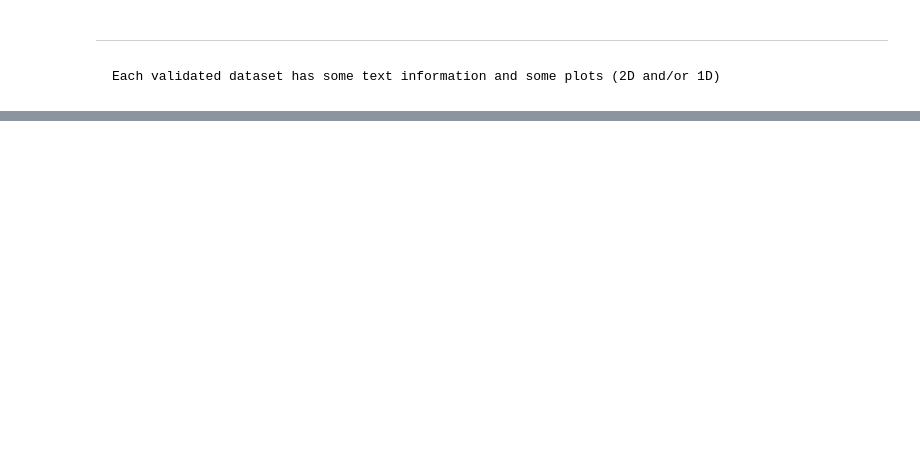
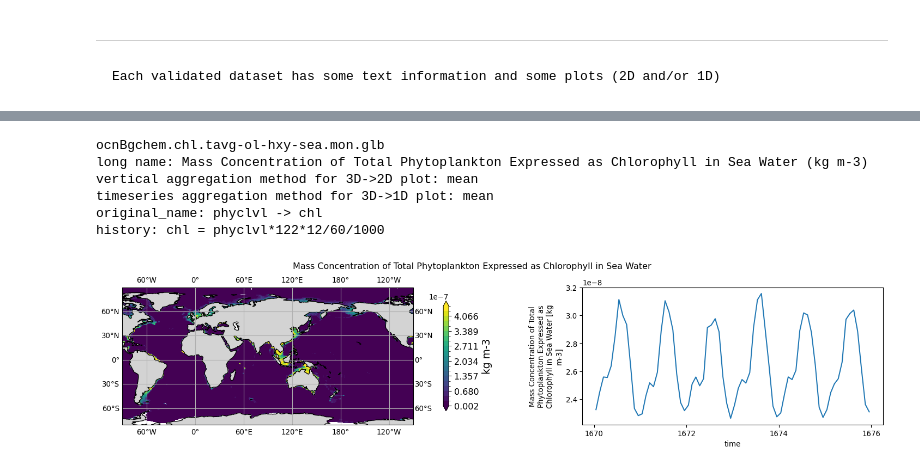
Before and after one commit to NorESMhub/cmip7validate, a Jupyter notebook: notebooks/ocnBgchem_3D.ipynb, the cells around one changed output, grey strips where cells are left out. Cells and saved outputs as stored; diff of their text form; code cells hidden in the pictures; blank space fills up the shorter version.

````diff
--- a/notebooks/ocnBgchem_3D.ipynb
+++ b/notebooks/ocnBgchem_3D.ipynb
@@ -40,4 +49,7 @@ version        = ''         # version, e.g., 'v20260601'
 # %%
+# grid label
+grid_label = 'g202'         # grid label, e.g., 'gn', 'gr', 'g999'
+
 # data path
 data_path = os.path.join(cmorout, source_id, experiment_id, version)
 
@@ -48,7 +60,7 @@ if os.path.exists(os.path.join(data_path, grid_file)):
     with xr.open_dataset(grid_file) as ds:
         parea = ds['areacello']
 else:
-    grid_file = 'data/grid.nc'
+    grid_file = '../data/grid.nc'
     with xr.open_dataset(grid_file) as ds:
         parea = ds['parea']
         parea = parea.rename({'y': 'j', 'x': 'i'})
@@ -59,13 +71,13 @@ if os.path.exists(os.path.join(data_path, grid_file)):
     with xr.open_dataset(grid_file) as ds:
         pmask = ds['sftof']
 else:
-    grid_file = 'data/grid.nc'
+    grid_file = '../data/grid.nc'
     with xr.open_dataset(grid_file) as ds:
         pmask = ds['pmask']
         pmask = pmask.rename({'y': 'j', 'x': 'i'})
 
 # load methods for plotting and set defaults
-methods =read_variables('data/methods.txt')
+methods =read_variables('../data/methods.txt')
 #print(methods.keys())
 # %% [markdown]
 ---
@@ -75,9 +87,9 @@ Those datasets which are not cmorized have no link.
 ``
 # %%
 # load compound names
-
+grid_label = 'g???'
 coords = ('tavg-ol-hxy-sea')
-cnames = read_compound_names('data/variables.nml')
+cnames = read_compound_names('../data/variables.nml')
 # examples of compound names:
 # cnames = ['ocnBgchem.chl.tavg-ol-hxy-sea.mon.glb', 'ocnBgchem.zooc.tavg-ol-hxy-sea.mon.glb']
 for cname in cnames:
@@ -90,8 +102,8 @@ for cname in cnames:
     if realm != 'ocnBgchem' or coord not in coords:
         continue
     else:
-        data_file = f"{var}_{coord}_{freq}_{region}_{grid_label}_{source_id}_{experiment_id}_{variant_label}_*.nc"
-        if not glob.glob(os.path.join(data_path, data_file)):
+        file_pattern = f"{var}_{coord}_{freq}_{region}_{grid_label}_{source_id}_{experiment_id}_{variant_label}_*.nc"
+        if not glob.glob(os.path.join(data_path, file_pattern)):
             print(cname)
             continue
         else:
@@ -102,6 +132,8 @@ for cname in cnames:
 Each validated dataset has some text information and some plots (2D and/or 1D)
 ```
 # %%
+from xarray.coders import CFDatetimeCoder
+
 # loop through compound names and plot
 for cname in cnames:
     mth_vert = 'mean'
@@ -129,23 +161,22 @@ for cname in cnames:
     if realm != 'ocnBgchem' or coord not in coords:
         continue
 
-    data_file = f"{var}_{coord}_{freq}_{region}_{grid_label}_{source_id}_{experiment_id}_{variant_label}_*.nc"
+    file_pattern = f"{var}_{coord}_{freq}_{region}_{grid_label}_{source_id}_{experiment_id}_{variant_label}_*.nc"
 
-    if not glob.glob(os.path.join(data_path, data_file)):
+    data_files = sorted(glob.glob(os.path.join(data_path, file_pattern)))
+    if data_files:
+        with xr.open_mfdataset(data_files, decode_times=CFDatetimeCoder(use_cftime=True)) as ds:
+            if var in ds:
+                data = ds[var]
+                lat = ds['latitude']
+                lon = ds['longitude']
+                lev_bnds = ds['lev_bnds']
+                thk = lev_bnds.diff(dim='bnds').squeeze()
+                thk = thk/thk.sum(dim='lev')
+            else:
+                continue
+    else:
         continue
-
-    #with xr.open_mfdataset(os.path.join(data_path, data_file)) as ds:
-    data_file = glob.glob(os.path.join(data_path, data_file))[0]
-    with xr.open_dataset(os.path.join(data_path, data_file)) as ds:
-        if var in ds:
-            data = ds[var]
-            lat = ds['latitude']
-            lon = ds['longitude']
-            lev_bnds = ds['lev_bnds']
-            thk = lev_bnds.diff(dim='bnds').squeeze()
-            thk = thk/thk.sum(dim='lev')
-        else:
-            continue
 
     # remove the las row of grid info if the data has not the last row
     if data.sizes['j'] == 384:
@@ -250,3 +281,4 @@ for cname in cnames:
 
     del data, data2d, data1d
     del ax1, ax2, pm, cb, gl, fig
+# %% [output]
@@ -252,0 +286,7 @@ for cname in cnames:
+ocnBgchem.chl.tavg-ol-hxy-sea.mon.glb
+long name: Mass Concentration of Total Phytoplankton Expressed as Chlorophyll in Sea Water (kg m-3)
+vertical aggregation method for 3D->2D plot: mean
+timeseries aggregation method for 3D->1D plot: mean
+original_name: phyclvl -> chl
+history: chl = phyclvl*122*12/60/1000
+[figure, added]
````
Also changed, not shown: parts of 5 cells of this notebook, 7 other files.
